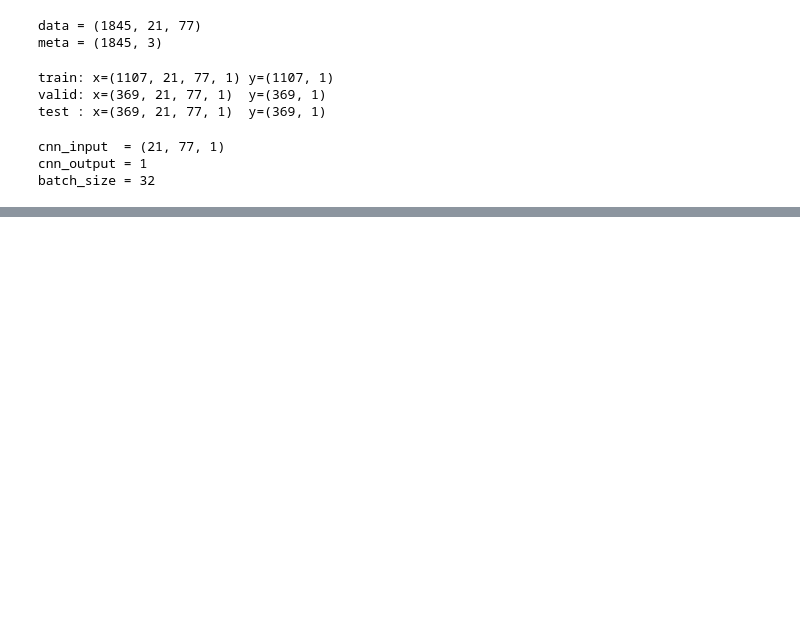
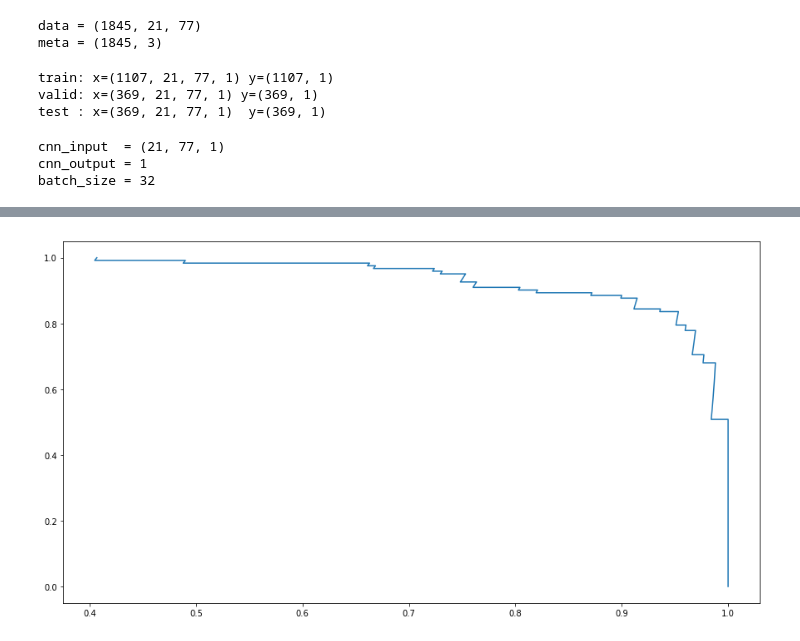
Before and after one commit to valdasraps/eeg-spikes, a Jupyter notebook: notebooks/CNN.ipynb, the cells around one changed output, grey strips where cells are left out. Cells and saved outputs as stored; diff of their text form; code cells hidden in the pictures; blank space fills up the shorter version.

```diff
--- a/notebooks/CNN.ipynb
+++ b/notebooks/CNN.ipynb
@@ -154,0 +167,6 @@ array([[246,   9],
+# %%
+prc = precision_recall_curve(y_test, model.predict(x_test))
+plt.plot(prc[0],prc[1])
+plt.show()
+# %% [output]
+[figure, added]
```
Also changed, not shown: parts of 12 cells of this notebook.
